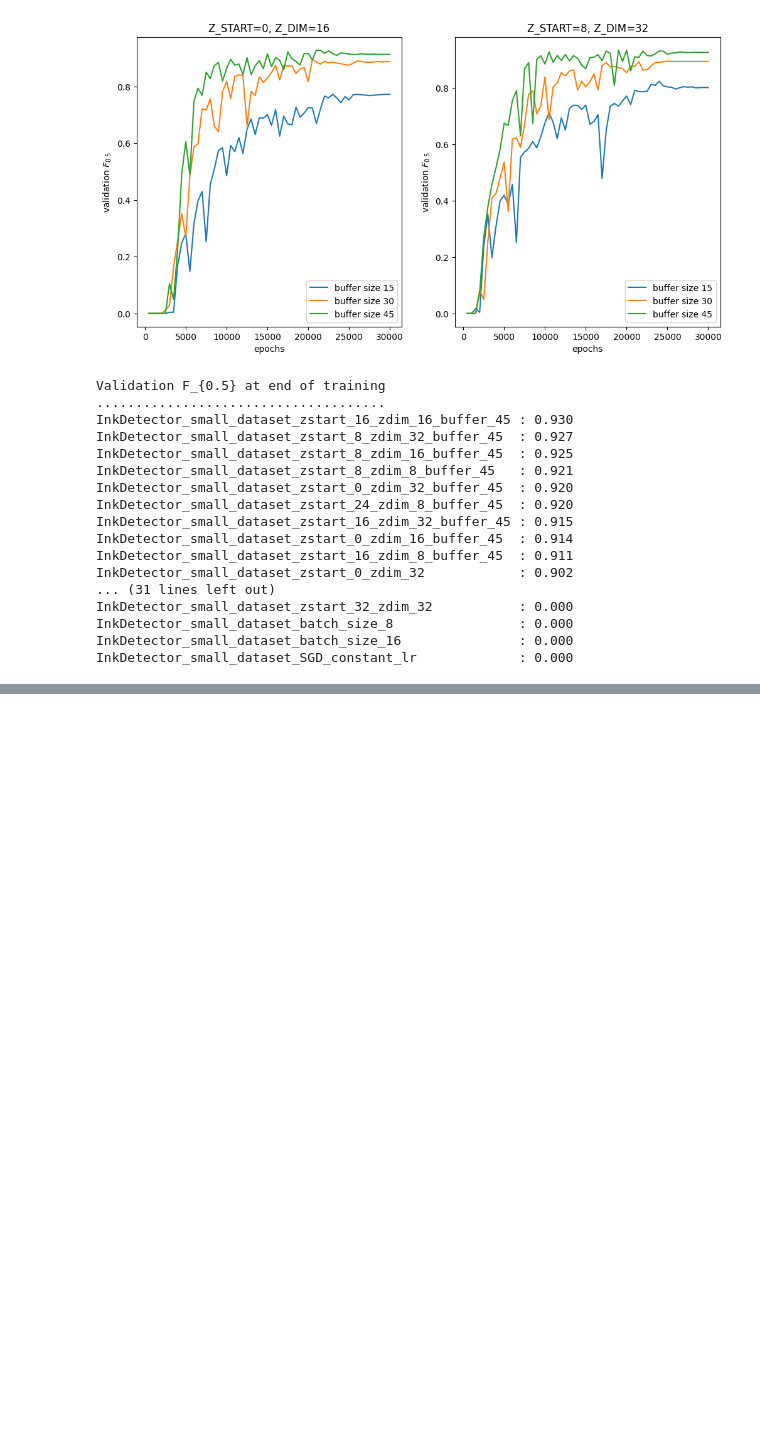
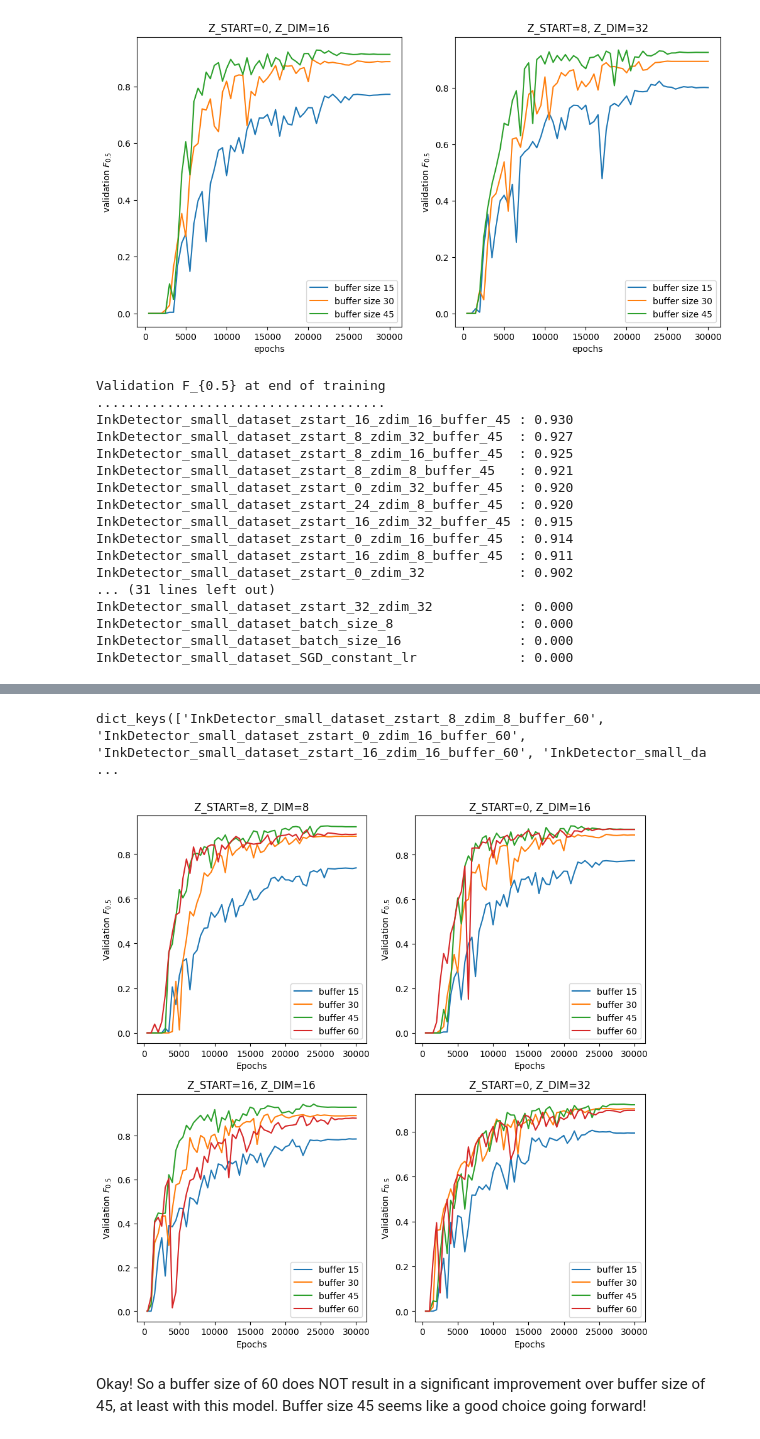
Before and after one commit to allispaul/scrolls, a Jupyter notebook: experiments.ipynb, the cells around one changed output, grey strips where cells are left out. Drawn from its saved outputs; the diff is of its cells as text; code cells hidden in the pictures; blank space fills up the shorter version.

```diff
--- a/experiments.ipynb
+++ b/experiments.ipynb
@@ -926,0 +992,38 @@ with open('logs/experiments_histories.pkl', 'wb') as f:
+# %%
+import pickle
+with open('logs/experiments_histories.pkl', 'rb') as f:
+    all_histories = pickle.load(f)
+# %%
+trainers_buffers.update(all_histories['trainers_buffers'])
+trainers_buffers.update(all_histories['trainers_z_vals'])
+trainers_buffers.keys()
+# %% [output]
+dict_keys(['InkDetector_small_dataset_zstart_8_zdim_8_buffer_60', 'InkDetector_small_dataset_zstart_0_zdim_16_buffer_60', 'InkDetector_small_dataset_zstart_16_zdim_16_buffer_60', 'InkDetector_small_da ...
+# %%
+for (z_start, z_dim) in z_vals:
+    model_name = f'InkDetector_small_dataset_zstart_{z_start}_zdim_{z_dim}_buffer_60'
+    trainers_buffers[model_name] = trainers_buffers[model_name].histories
+# %%
+for (z_start, z_dim) in z_vals:
+    model_name = f'InkDetector_small_dataset_zstart_{z_start}_zdim_{z_dim}'
+    new_model_name = model_name + '_buffer_30'
+    trainers_buffers[new_model_name] = trainers_buffers[model_name].copy()
+    del trainers_buffers[model_name]
+# %%
+plt.figure(figsize=(9, 9))
+for i, (z_start, z_dim) in enumerate(z_vals):
+    plt.subplot(2, 2, i+1)
+    plt.title(f"Z_START={z_start}, Z_DIM={z_dim}")
+    plt.xlabel('Epochs')
+    plt.ylabel('Validation $F_{0.5}$')
+    for buffer in [15, 30, 45, 60]:
+        model_name = f'InkDetector_small_dataset_zstart_{z_start}_zdim_{z_dim}_buffer_{buffer}'
+        plt.plot(trainers_buffers[model_name]['epochs'],
+                 trainers_buffers[model_name]['val_fbeta'],
+                 label=f'buffer {buffer}')
+    plt.legend();
+plt.tight_layout()
+# %% [output]
+[figure, added]
+# %% [markdown]
+Okay! So a buffer size of 60 does NOT result in a significant improvement over buffer size of 45, at least with this model. Buffer size 45 seems like a good choice going forward!
```
Also changed, not shown: parts of 3 cells of this notebook, 35 other files.
